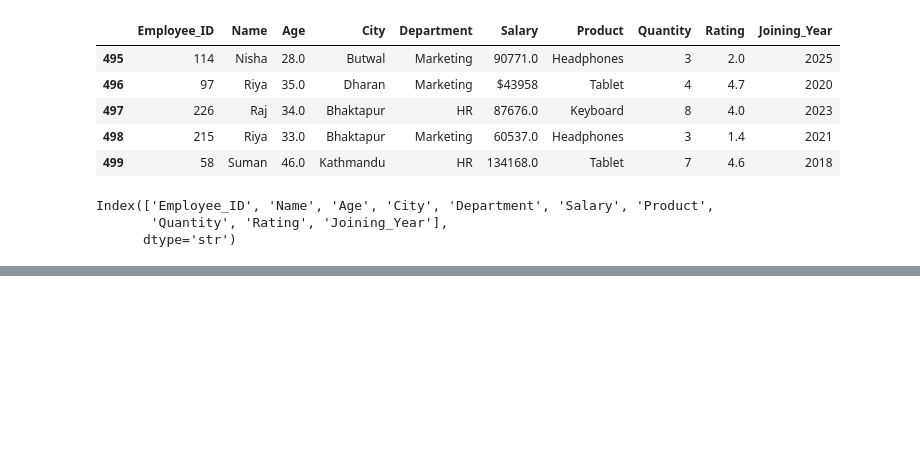
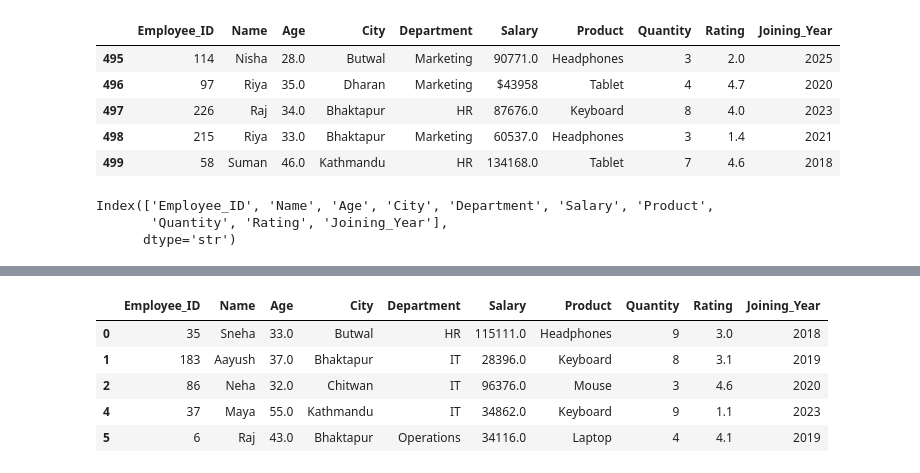
Before and after one commit to sarishma123/Python_4thsem, a Jupyter notebook: numpyand pandas/pandas2nd.ipynb, the cells around one changed output, grey strips where cells are left out. Cells and saved outputs as stored; diff of their text form; code cells hidden in the pictures; blank space fills up the shorter version.

```diff
--- a/numpyand pandas/pandas2nd.ipynb
+++ b/numpyand pandas/pandas2nd.ipynb
@@ -32,0 +51,9 @@ Index(['Employee_ID', 'Name', 'Age', 'City', 'Department', 'Salary', 'Product',
+# %%
+df[df["Age"]>30].head()
+# %% [output]
+|  | Employee_ID | Name | Age | City | Department | Salary | Product | Quantity | Rating | Joining_Year |
+| 0 | 35 | Sneha | 33.0 | Butwal | HR | 115111.0 | Headphones | 9 | 3.0 | 2018 |
+| 1 | 183 | Aayush | 37.0 | Bhaktapur | IT | 28396.0 | Keyboard | 8 | 3.1 | 2019 |
+| 2 | 86 | Neha | 32.0 | Chitwan | IT | 96376.0 | Mouse | 3 | 4.6 | 2020 |
+| 4 | 37 | Maya | 55.0 | Kathmandu | IT | 34862.0 | Keyboard | 9 | 1.1 | 2023 |
+| 5 | 6 | Raj | 43.0 | Bhaktapur | Operations | 34116.0 | Laptop | 4 | 4.1 | 2019 |
```
Also changed, not shown: parts of 21 cells of this notebook, 2 other files.
